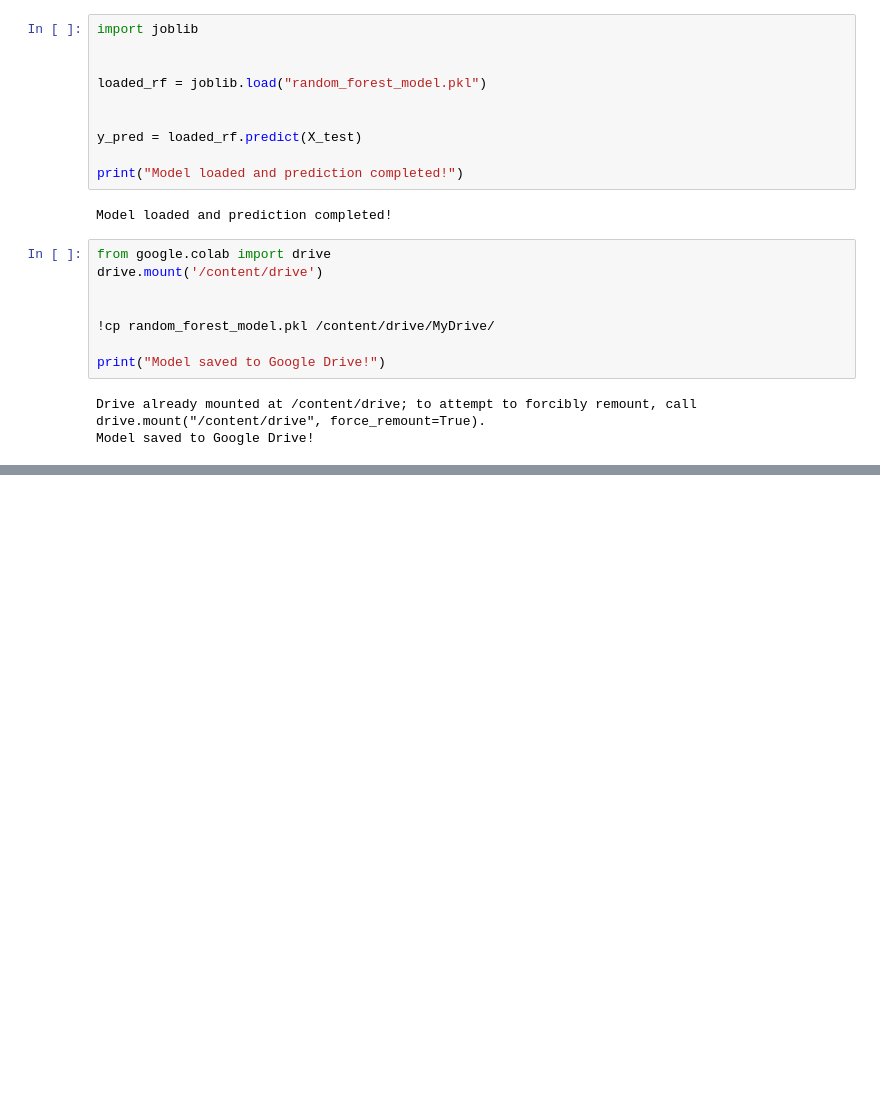
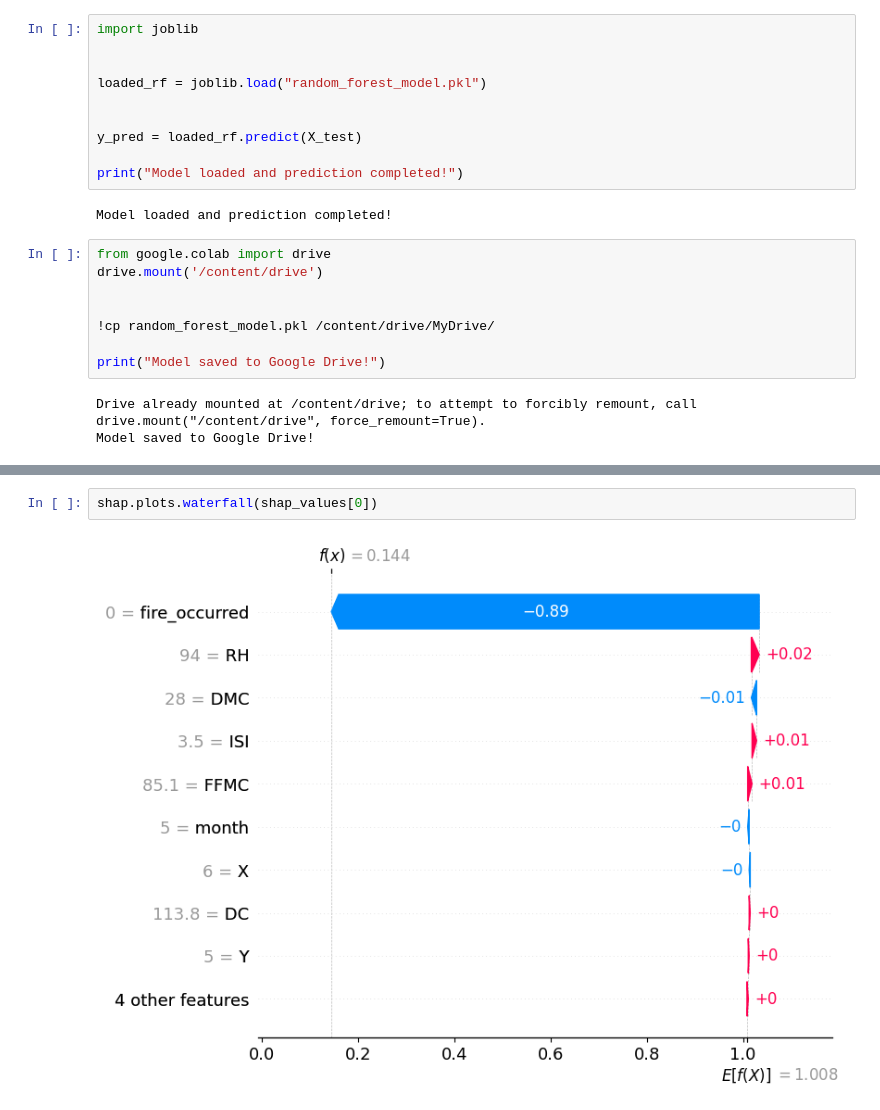
Before and after one commit to LW567-lab/Assignment-2-WildfirePrediction, a Jupyter notebook: forestfire_model.ipynb, the cells around one changed output, grey strips where cells are left out. Cells and saved outputs as stored; diff of their text form; blank space fills up the shorter version.

```diff
--- a/forestfire_model.ipynb
+++ b/forestfire_model.ipynb
@@ -545,0 +636,4 @@ files.download("random_forest_model.pkl")
+# %%
+shap.plots.waterfall(shap_values[0])
+# %% [output]
+[figure, added]
```
Also changed, not shown: parts of 8 cells of this notebook.
